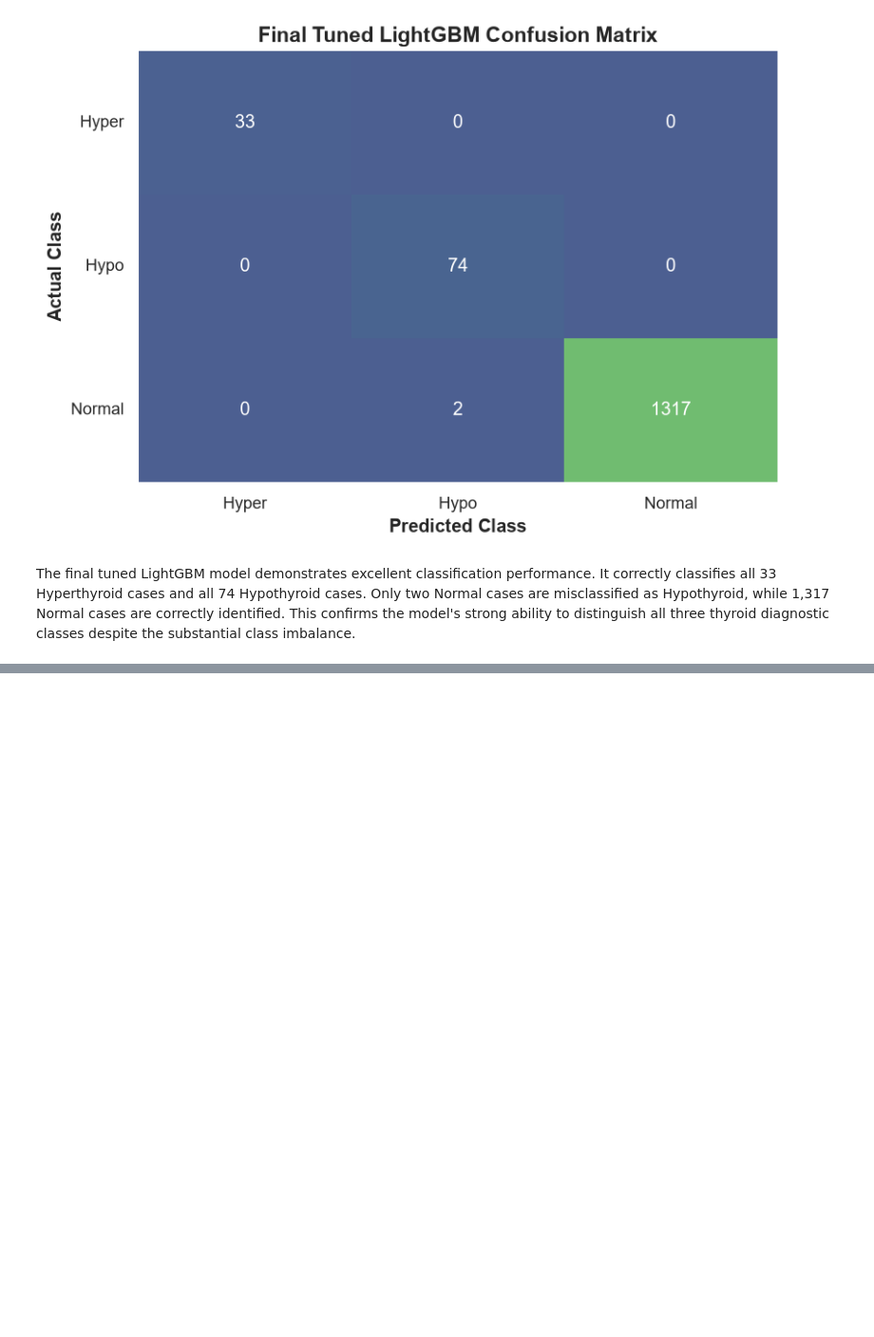
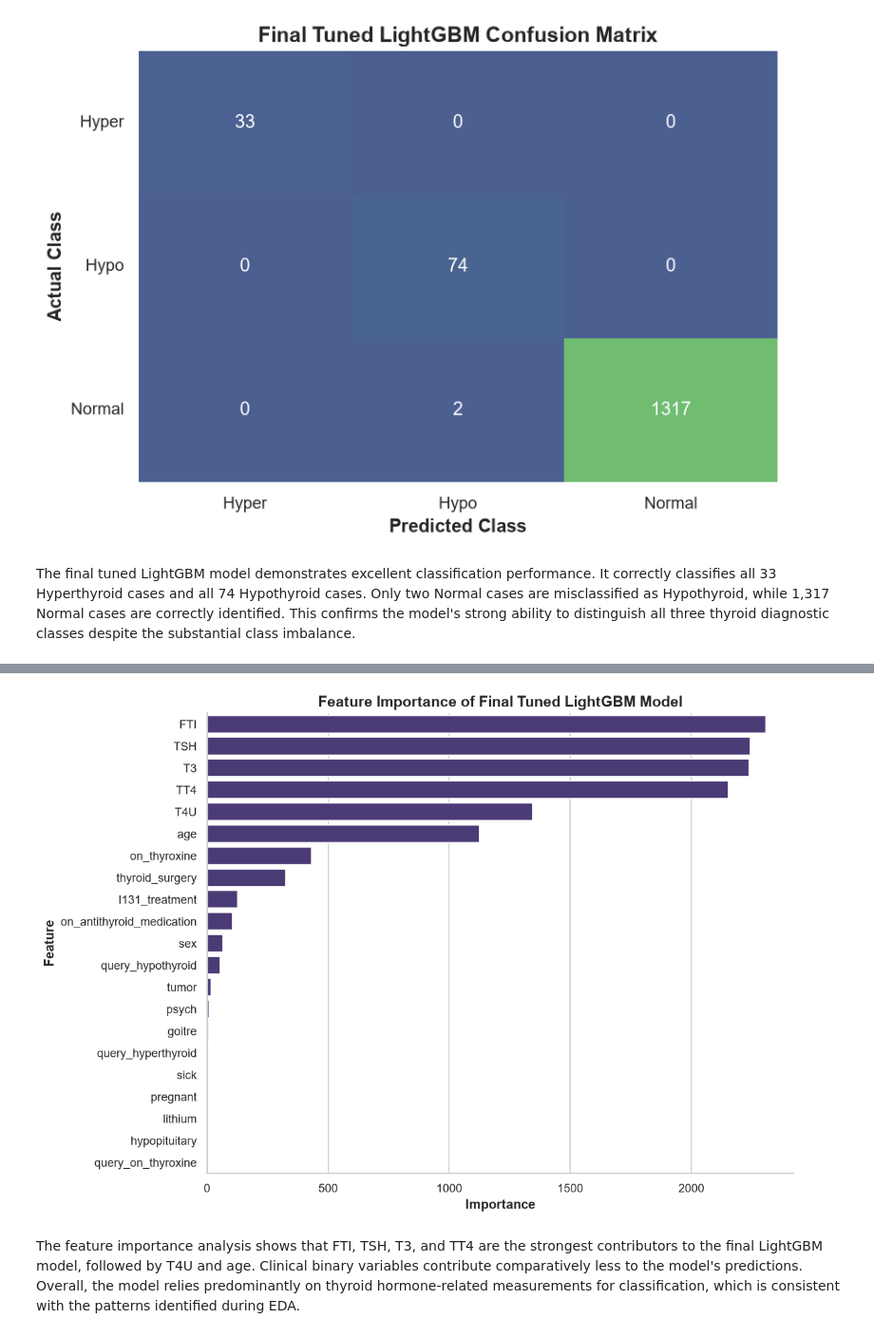
Before and after one commit to byegond-beep/Multi-class-Thyroid-Disease-Classification, a Jupyter notebook: notebook.ipynb, the cells around one changed output, grey strips where cells are left out. Shown at 95% size. Saved outputs shown, nothing was run; the diff lists cells and outputs as text; code cells hidden in the pictures; blank space fills up the shorter version.

```diff
--- a/notebook.ipynb
+++ b/notebook.ipynb
@@ -2527,0 +2536,14 @@ The final tuned LightGBM model demonstrates excellent classification performance
+# %%
+# Extract feature importance
+feature_importance = pd.DataFrame({
+    "Feature": X_train.columns,
+    "Importance": final_model.feature_importances_
+})
+
+# Sort by importance
+feature_importance = feature_importance.sort_values(
+    "Importance",
+    ascending=False
+).reset_index(drop=True)
+
+feature_importance
@@ -2527,0 +2568,19 @@ The final tuned LightGBM model demonstrates excellent classification performance
+# %%
+plt.figure(figsize=(10, 7))
+
+sns.barplot(
+    data=feature_importance,
+    x="Importance",
+    y="Feature"
+)
+
+plt.title("Feature Importance of Final Tuned LightGBM Model")
+plt.xlabel("Importance")
+plt.ylabel("Feature")
+
+plt.tight_layout()
+plt.show()
+# %% [output]
+[figure, added]
+# %% [markdown]
+The feature importance analysis shows that FTI, TSH, T3, and TT4 are the strongest contributors to the final LightGBM model, followed by T4U and age. Clinical binary variables contribute comparatively less to the model's predictions. Overall, the model relies predominantly on thyroid hormone-related measurements for classification, which is consistent with the patterns identified during EDA.
```
Also changed, not shown: parts of 9 cells of this notebook.
